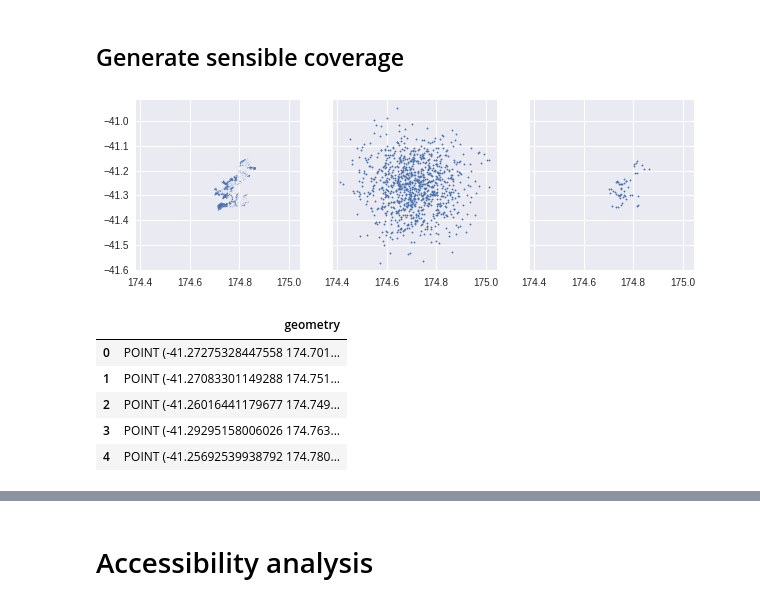
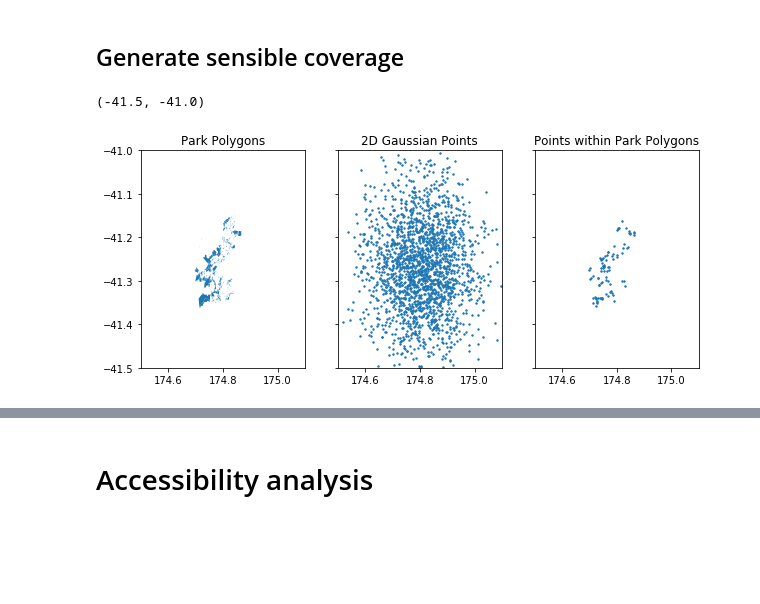
Before and after one commit to shriv/playground-pubs, a Jupyter notebook: Playgrounds vs Pubs.ipynb, the cells around one changed output, grey strips where cells are left out. Saved outputs shown, nothing was run; the diff lists cells and outputs as text; code cells hidden in the pictures; blank space fills up the shorter version.

```diff
--- a/Playgrounds vs Pubs.ipynb
+++ b/Playgrounds vs Pubs.ipynb
@@ -166,10 +149,16 @@ wcc_parks['centroid'] = wcc_parks.centroid
 # %% [markdown]
 ## Generate sensible coverage
 # %%
-reload(dp)
+# Sampling parameters
+lon_corr = 0.1
+lat_corr = 0.0
+lon_sd = 0.1
+lat_sd = 0.1
+sample_size = 2000
+
 # Generate random sample data
-df = pd.DataFrame({'lon': np.random.normal(mean_lon, 0.1, size=(1000)),
-                   'lat': np.random.normal(mean_lat, 0.1, size=(1000))})
+df = pd.DataFrame({'lon': np.random.normal(mean_lon + lon_corr, lon_sd, size=(sample_size)),
+                   'lat': np.random.normal(mean_lat + lat_corr, lat_sd, size=(sample_size))})
 
 # create Geometry series with lat / longitudes
 points = dp.lat_lon_to_geopandas(df)
@@ -190,19 +179,17 @@ park_pois_df = dp.lat_lon_to_geopandas(park_set_pois)
 # %%
 # Plot transformation
 f, (ax1, ax2, ax3) = plt.subplots(1, 3, sharex=True, sharey=True,figsize=(10, 4))
+ax1.set_title('Park Polygons')
 wcc_parks.plot(ax=ax1)
-# ax1.set_title('Parks Polygons')
+ax2.set_title('2D Gaussian Points')
 points.plot(ax=ax2, markersize=2)
+ax3.set_title('Points within Park Polygons')
 park_pois_df.plot(ax=ax3, markersize=2)
 plt.subplots_adjust(hspace=-0.2)
+
+# Limits
+plt.xlim(174.5, 175.1)
+plt.ylim(-41.5, -41.0)
 # %% [output]
+(-41.5, -41.0)
-[figure, old version]
+[figure, new version]
-# %%
-park_pois_df.head()
-# %% [output]
-|  | geometry |
-| 0 | POINT (-41.27275328447558 174.701... |
-| 1 | POINT (-41.27083301149288 174.751... |
-| 2 | POINT (-41.26016441179677 174.749... |
-| 3 | POINT (-41.29295158006026 174.763... |
-| 4 | POINT (-41.25692539938792 174.780... |
```
Also changed, not shown: parts of 11 cells of this notebook, 1 other file.
